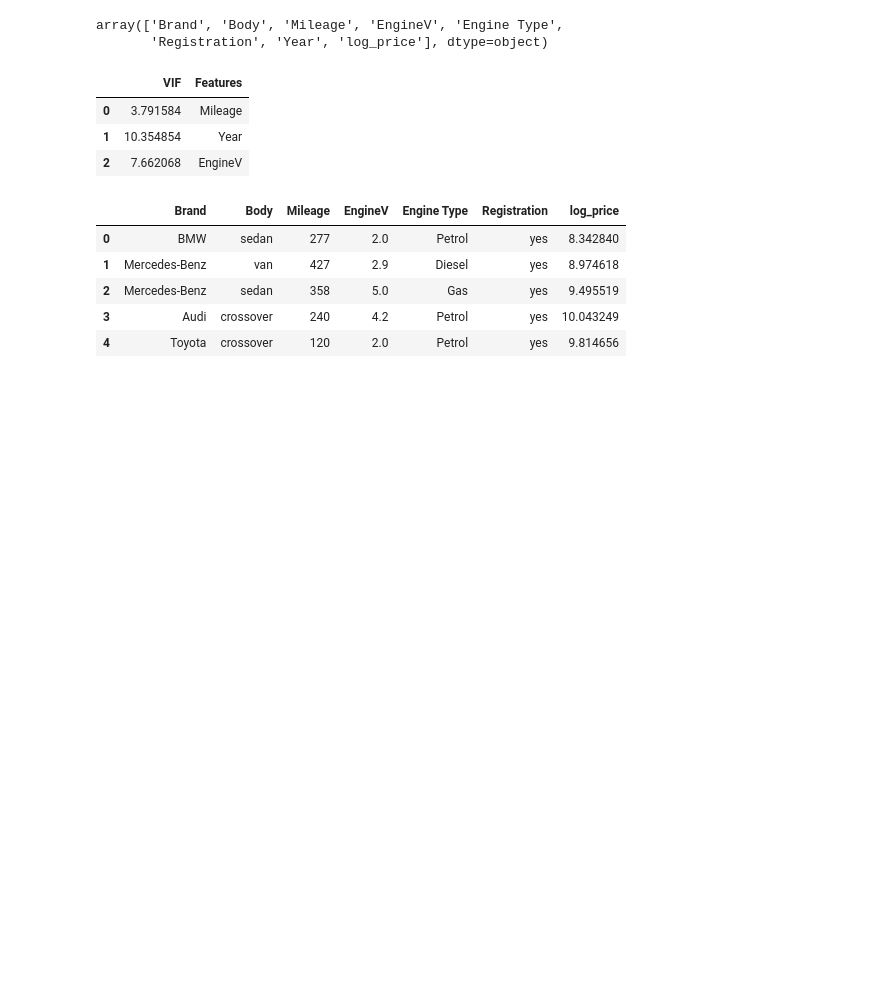
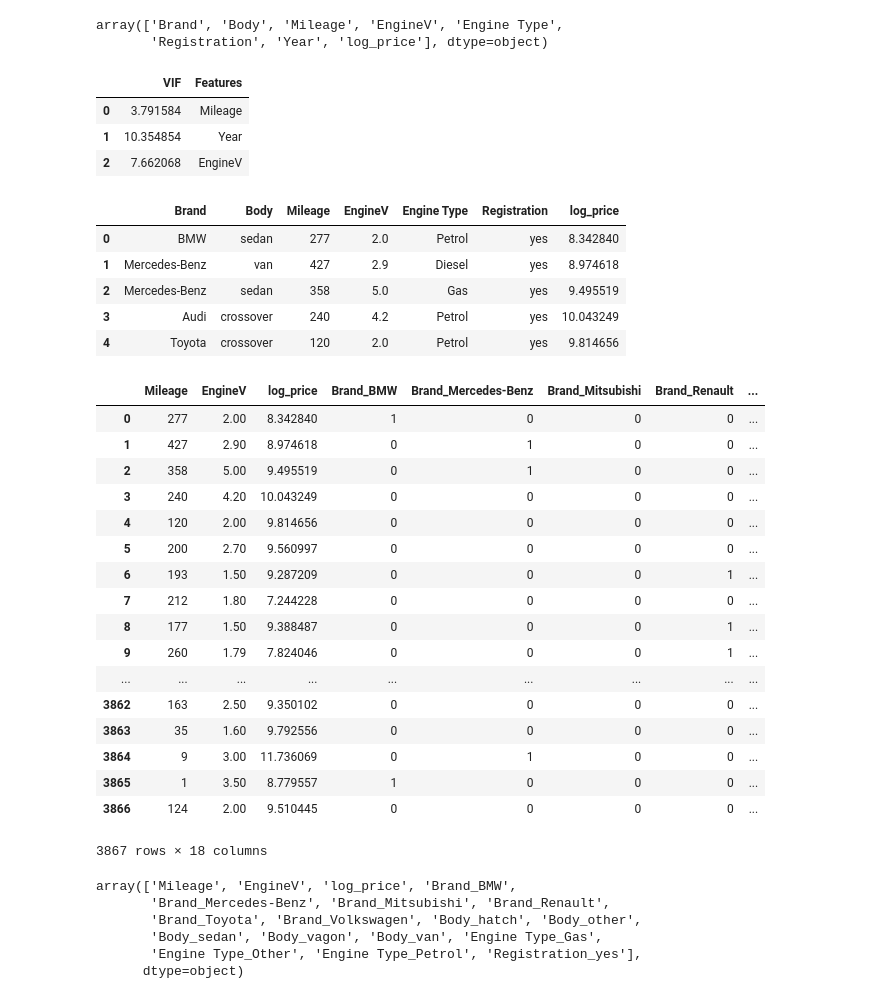
Before and after one commit to tjfrahme/DataScience, a Jupyter notebook: Python-DataScience/35-PracticalExample-Regression/35-PracticalExample-Regression.ipynb, the cells around one changed output. Drawn from its saved outputs; the diff is of its cells as text; code cells hidden in the pictures; blank space fills up the shorter version.

```diff
--- a/Python-DataScience/35-PracticalExample-Regression/35-PracticalExample-Regression.ipynb
+++ b/Python-DataScience/35-PracticalExample-Regression/35-PracticalExample-Regression.ipynb
@@ -258,0 +262,32 @@ data_no_multicollinearity.head()
+# %%
+data_with_dummies = pd.get_dummies(data_no_multicollinearity, drop_first=True)
+# %%
+data_with_dummies
+# %% [output]
+|  | Mileage | EngineV | log_price | Brand_BMW | Brand_Mercedes-Benz | Brand_Mitsubishi | Brand_Renault | ... |
+| 0 | 277 | 2.00 | 8.342840 | 1 | 0 | 0 | 0 | ... |
+| 1 | 427 | 2.90 | 8.974618 | 0 | 1 | 0 | 0 | ... |
+| 2 | 358 | 5.00 | 9.495519 | 0 | 1 | 0 | 0 | ... |
+| 3 | 240 | 4.20 | 10.043249 | 0 | 0 | 0 | 0 | ... |
+| 4 | 120 | 2.00 | 9.814656 | 0 | 0 | 0 | 0 | ... |
+| 5 | 200 | 2.70 | 9.560997 | 0 | 0 | 0 | 0 | ... |
+| 6 | 193 | 1.50 | 9.287209 | 0 | 0 | 0 | 1 | ... |
+| 7 | 212 | 1.80 | 7.244228 | 0 | 0 | 0 | 0 | ... |
+| 8 | 177 | 1.50 | 9.388487 | 0 | 0 | 0 | 1 | ... |
+| 9 | 260 | 1.79 | 7.824046 | 0 | 0 | 0 | 1 | ... |
+| ... | ... | ... | ... | ... | ... | ... | ... | ... |
+| 3862 | 163 | 2.50 | 9.350102 | 0 | 0 | 0 | 0 | ... |
+| 3863 | 35 | 1.60 | 9.792556 | 0 | 0 | 0 | 0 | ... |
+| 3864 | 9 | 3.00 | 11.736069 | 0 | 1 | 0 | 0 | ... |
+| 3865 | 1 | 3.50 | 8.779557 | 1 | 0 | 0 | 0 | ... |
+| 3866 | 124 | 2.00 | 9.510445 | 0 | 0 | 0 | 0 | ... |
+3867 rows × 18 columns
+# %%
+data_with_dummies.columns.values
+# %% [output]
+array(['Mileage', 'EngineV', 'log_price', 'Brand_BMW',
+       'Brand_Mercedes-Benz', 'Brand_Mitsubishi', 'Brand_Renault',
+       'Brand_Toyota', 'Brand_Volkswagen', 'Body_hatch', 'Body_other',
+       'Body_sedan', 'Body_vagon', 'Body_van', 'Engine Type_Gas',
+       'Engine Type_Other', 'Engine Type_Petrol', 'Registration_yes'],
+      dtype=object)
```
Also changed, not shown: parts of 34 cells of this notebook.
